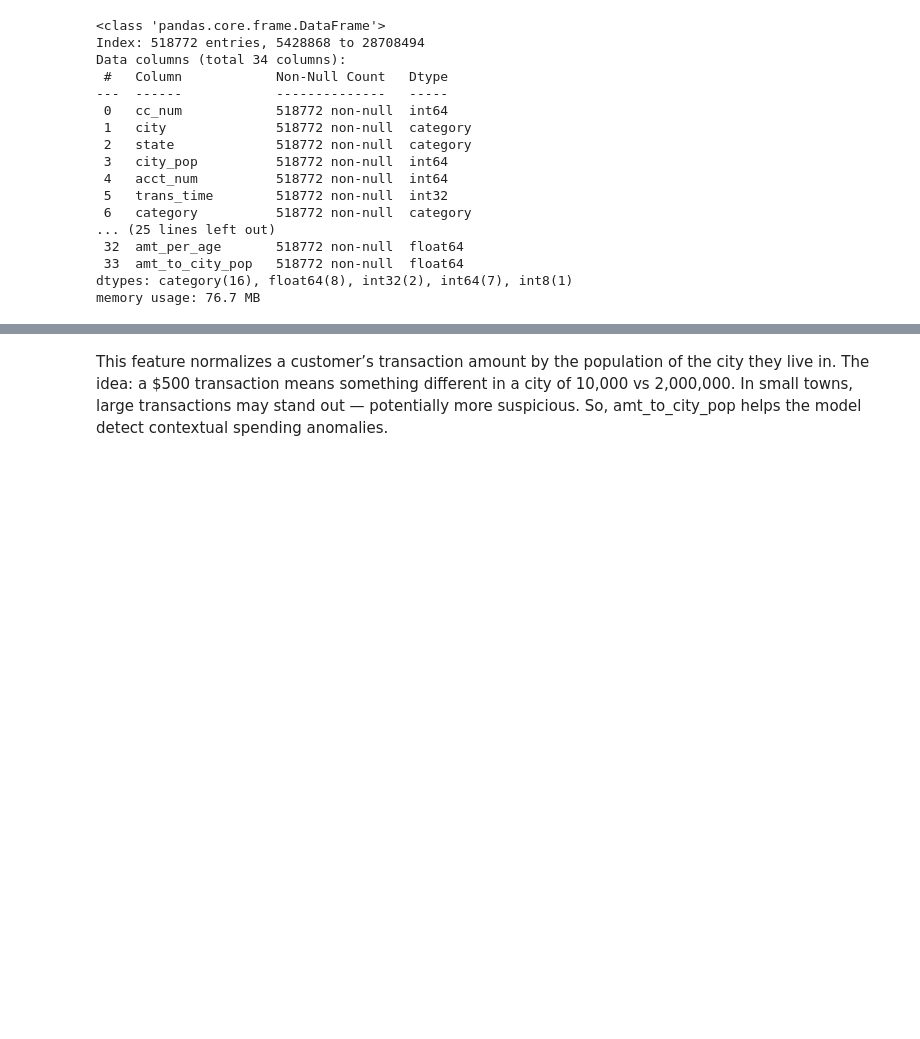
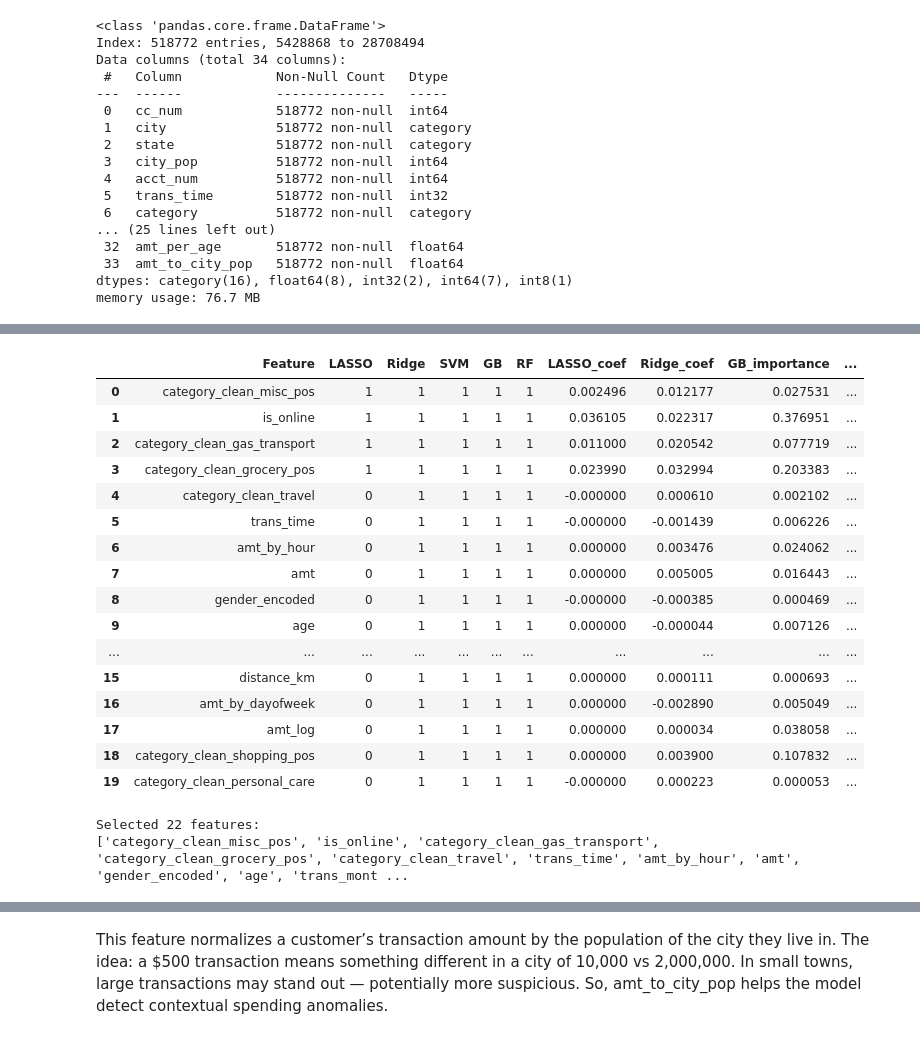
Before and after one commit to Shogant/Credit_Card_Fraud_Detection_Model, a Jupyter notebook: Feature_Engineering.ipynb, the cells around one changed output, grey strips where cells are left out. Saved outputs shown, nothing was run; the diff lists cells and outputs as text; code cells hidden in the pictures; blank space fills up the shorter version.

```diff
--- a/Feature_Engineering.ipynb
+++ b/Feature_Engineering.ipynb
@@ -390,0 +486,11 @@ plot_fraud_rate_by_bin(df, 'amt_to_city_pop')
+# %%
+y = df_encoded['is_fraud']  # target variable
+X = df_encoded.drop(columns=['is_fraud']) # features except target
+
+# Split into train and test sets
+X_train, X_test, y_train, y_test = train_test_split(
+    X, y, test_size=0.3, random_state=42, stratify=y
+)
+
+print(f"Train shape: {X_train.shape}, Test shape: {X_test.shape}")
+print(f"Fraud ratio in Train: {y_train.mean():.4f}, Test: {y_test.mean():.4f}")
@@ -390,0 +535,32 @@ plot_fraud_rate_by_bin(df, 'amt_to_city_pop')
+# %%
+# Initialize and fit models
+lasso = Lasso(alpha=0.01, random_state=42, max_iter=10000).fit(X_train_scaled, y_train)
+ridge = Ridge(alpha=0.01, random_state=42).fit(X_train_scaled, y_train)
+svm = LinearSVC(C=0.01, penalty="l1", dual=False, max_iter=10000, random_state=42).fit(X_train_scaled, y_train)
+gb = GradientBoostingClassifier(random_state=42).fit(X_train_scaled, y_train)
+rf = RandomForestClassifier(random_state=42, n_estimators=200).fit(X_train_scaled, y_train)
+
+# Create selection table
+selection_df = pd.DataFrame({
+    'Feature': X_train.columns,
+    'LASSO': (np.abs(lasso.coef_) > 0).astype(int),
+    'Ridge': (np.abs(ridge.coef_) > 0).astype(int),
+    'SVM': (np.abs(svm.coef_[0]) > 0).astype(int),
+    'GB': (gb.feature_importances_ > 0).astype(int),
+    'RF': (rf.feature_importances_ > 0).astype(int)
+})
+
+# Add importance scores
+selection_df['LASSO_coef'] = lasso.coef_
+selection_df['Ridge_coef'] = ridge.coef_
+selection_df['GB_importance'] = gb.feature_importances_
+selection_df['RF_importance'] = rf.feature_importances_
+
+# Sum selections (how many models picked the feature)
+selection_df['Selected_by'] = selection_df[['LASSO', 'Ridge', 'SVM', 'GB', 'RF']].sum(axis=1)
+
+# Sort by consensus
+selection_df = selection_df.sort_values('Selected_by', ascending=False).reset_index(drop=True)
+
+# Display summary
+print(selection_df.head(15))
@@ -390,0 +585,33 @@ plot_fraud_rate_by_bin(df, 'amt_to_city_pop')
+# %%
+selection_df.head(20)
+# %% [output]
+|  | Feature | LASSO | Ridge | SVM | GB | RF | LASSO_coef | Ridge_coef | GB_importance | ... |
+| 0 | category_clean_misc_pos | 1 | 1 | 1 | 1 | 1 | 0.002496 | 0.012177 | 0.027531 | ... |
+| 1 | is_online | 1 | 1 | 1 | 1 | 1 | 0.036105 | 0.022317 | 0.376951 | ... |
+| 2 | category_clean_gas_transport | 1 | 1 | 1 | 1 | 1 | 0.011000 | 0.020542 | 0.077719 | ... |
+| 3 | category_clean_grocery_pos | 1 | 1 | 1 | 1 | 1 | 0.023990 | 0.032994 | 0.203383 | ... |
+| 4 | category_clean_travel | 0 | 1 | 1 | 1 | 1 | -0.000000 | 0.000610 | 0.002102 | ... |
+| 5 | trans_time | 0 | 1 | 1 | 1 | 1 | -0.000000 | -0.001439 | 0.006226 | ... |
+| 6 | amt_by_hour | 0 | 1 | 1 | 1 | 1 | 0.000000 | 0.003476 | 0.024062 | ... |
+| 7 | amt | 0 | 1 | 1 | 1 | 1 | 0.000000 | 0.005005 | 0.016443 | ... |
+| 8 | gender_encoded | 0 | 1 | 1 | 1 | 1 | -0.000000 | -0.000385 | 0.000469 | ... |
+| 9 | age | 0 | 1 | 1 | 1 | 1 | 0.000000 | -0.000044 | 0.007126 | ... |
+| ... | ... | ... | ... | ... | ... | ... | ... | ... | ... | ... |
+| 15 | distance_km | 0 | 1 | 1 | 1 | 1 | 0.000000 | 0.000111 | 0.000693 | ... |
+| 16 | amt_by_dayofweek | 0 | 1 | 1 | 1 | 1 | 0.000000 | -0.002890 | 0.005049 | ... |
+| 17 | amt_log | 0 | 1 | 1 | 1 | 1 | 0.000000 | 0.000034 | 0.038058 | ... |
+| 18 | category_clean_shopping_pos | 0 | 1 | 1 | 1 | 1 | 0.000000 | 0.003900 | 0.107832 | ... |
+| 19 | category_clean_personal_care | 0 | 1 | 1 | 1 | 1 | -0.000000 | 0.000223 | 0.000053 | ... |
+# %%
+# Keep features selected by at least 4 models
+selected_features = selection_df.loc[selection_df["Selected_by"] >= 4, "Feature"]
+
+# Subset your training and test data
+X_train_selected = X_train_scaled[selected_features]
+X_test_selected = X_test_scaled[selected_features]
+
+print(f"Selected {len(selected_features)} features:")
+print(selected_features.tolist())
+# %% [output]
+Selected 22 features:
+['category_clean_misc_pos', 'is_online', 'category_clean_gas_transport', 'category_clean_grocery_pos', 'category_clean_travel', 'trans_time', 'amt_by_hour', 'amt', 'gender_encoded', 'age', 'trans_mont ...
```
Also changed, not shown: parts of 41 cells of this notebook.
